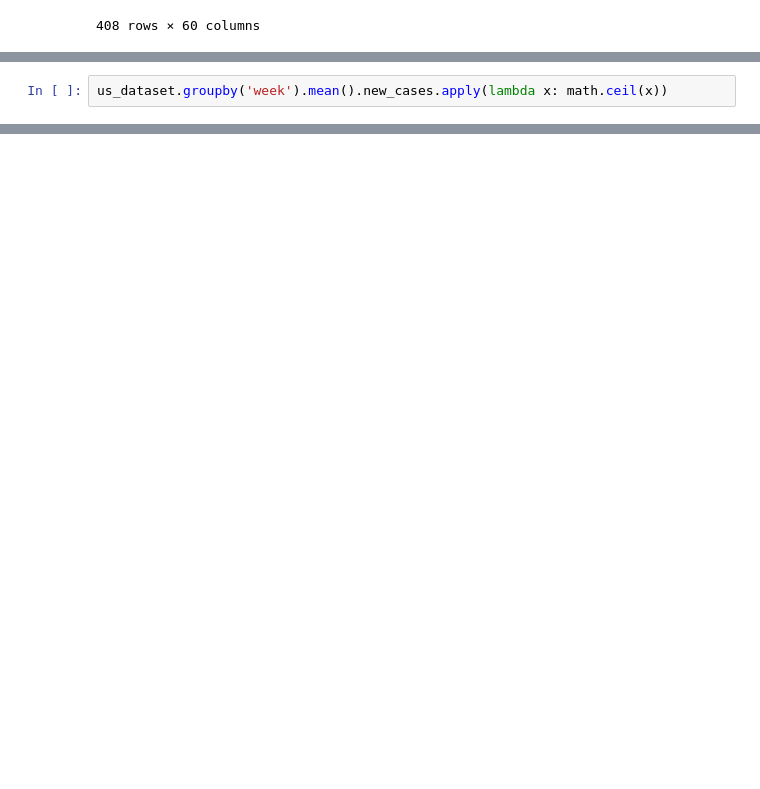
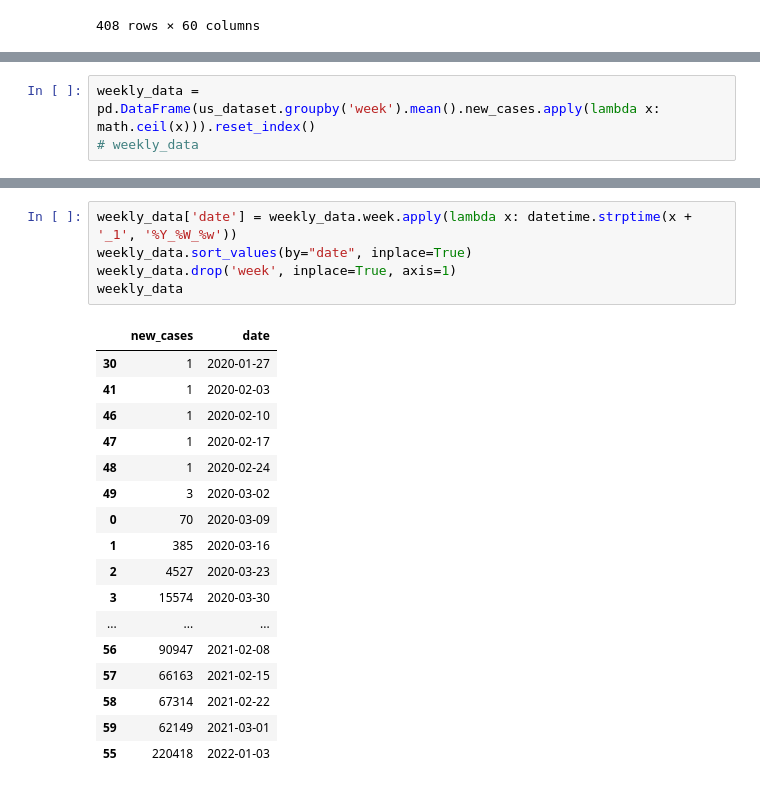
Before and after one commit to UNCG-CSE/SP-21_COVID-Team_4, a Jupyter notebook: src/team/stage_II/stage_II.ipynb, the cells around one changed output, grey strips where cells are left out. Drawn from its saved outputs; the diff is of its cells as text; blank space fills up the shorter version.

Commit message:
Sorts averged data by date

```diff
--- a/src/team/stage_II/stage_II.ipynb
+++ b/src/team/stage_II/stage_II.ipynb
@@ -56,2 +56,3 @@ from datetime import datetime
 # %%
-us_dataset.groupby('week').mean().new_cases.apply(lambda x: math.ceil(x))
+weekly_data = pd.DataFrame(us_dataset.groupby('week').mean().new_cases.apply(lambda x: math.ceil(x))).reset_index()
+# weekly_data
@@ -147,0 +59,23 @@ us_dataset
+# %%
+weekly_data['date'] = weekly_data.week.apply(lambda x: datetime.strptime(x + '_1', '%Y_%W_%w'))
+weekly_data.sort_values(by="date", inplace=True)
+weekly_data.drop('week', inplace=True, axis=1)
+weekly_data
+# %% [output]
+|  | new_cases | date |
+| 30 | 1 | 2020-01-27 |
+| 41 | 1 | 2020-02-03 |
+| 46 | 1 | 2020-02-10 |
+| 47 | 1 | 2020-02-17 |
+| 48 | 1 | 2020-02-24 |
+| 49 | 3 | 2020-03-02 |
+| 0 | 70 | 2020-03-09 |
+| 1 | 385 | 2020-03-16 |
+| 2 | 4527 | 2020-03-23 |
+| 3 | 15574 | 2020-03-30 |
+| ... | ... | ... |
+| 56 | 90947 | 2021-02-08 |
+| 57 | 66163 | 2021-02-15 |
+| 58 | 67314 | 2021-02-22 |
+| 59 | 62149 | 2021-03-01 |
+| 55 | 220418 | 2022-01-03 |
```
Also changed, not shown: parts of 8 cells of this notebook.
